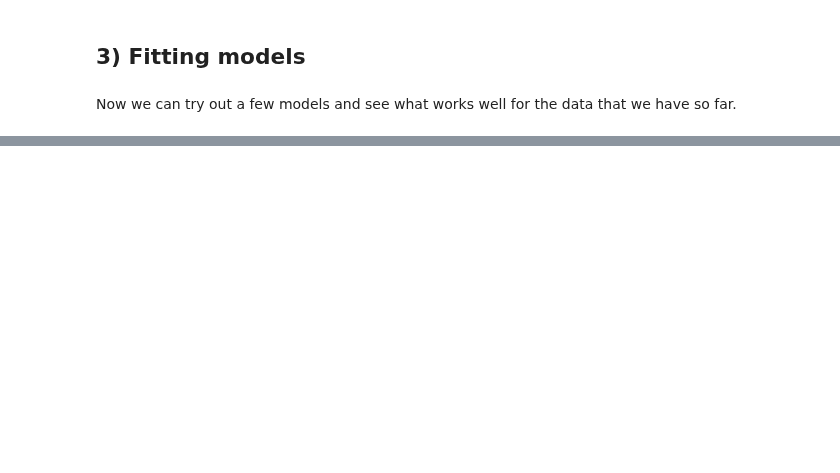
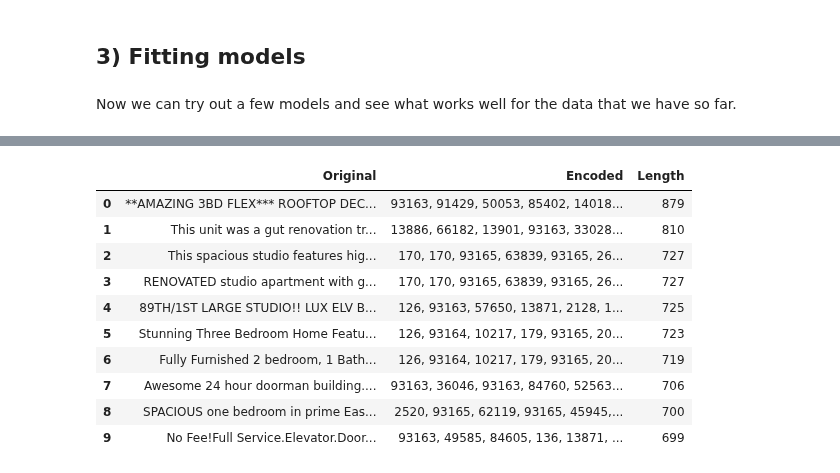
Before and after one commit to smspillaz/aalto-CS-kaggle-competitions, a Jupyter notebook: two-sigma-rental-interest/kernel.ipynb, the cells around one changed output, grey strips where cells are left out. Cells and saved outputs as stored; diff of their text form; code cells hidden in the pictures; blank space fills up the shorter version.

```diff
--- a/two-sigma-rental-interest/kernel.ipynb
+++ b/two-sigma-rental-interest/kernel.ipynb
@@ -282,13 +376,3 @@ TRAIN_DATAFRAME, TEST_DATAFRAME = utils.dataframe.parse_address_components(
 # %% [markdown]
 ### 2.4AB) Counting Number of Photos
 The number of photos a place has might be predictive of its interest as well, so lets at least count the number of photos.
-# %%
-import utils.dataframe
-import imp
-imp.reload(utils.dataframe)
-
-TRAIN_DATAFRAME, TEST_DATAFRAME = utils.dataframe.count_json(
-    TRAIN_DATAFRAME,
-    TEST_DATAFRAME,
-    "photos"
-)
@@ -321,16 +404,3 @@ TRAIN_DATAFRAME, TEST_DATAFRAME = utils.dataframe.numerical_feature_engineering(
 The text in the descriptions are pretty messy. We can generate some document vectors to embed the entire thing into vector space.
 
 To do that we use an LSTM to train some embeddings, similar to the Tweet2Vec paper.
-# %%
-import imp
-import utils.doc2vec
-import utils.dataframe
-imp.reload(utils.doc2vec)
-imp.reload(utils.dataframe)
-TRAIN_DATAFRAME, TEST_DATAFRAME = utils.dataframe.remap_columns_with_transform(
-    TRAIN_DATAFRAME,
-    TEST_DATAFRAME,
-    'description',
-    'clean_description',
-    utils.dataframe.normalize_description
-)
@@ -354,6 +435,7 @@ Now that we have made our data nicer to work with, we can drop all the inconveni
 # %%
 DROP_COLUMNS = [
     'id',
+    'index',
     'created',
     'building_id',
     'clean_description',
@@ -370,8 +452,12 @@ DROP_COLUMNS = [
     'street_address_normalized',
     'interest_level',
 ]
-TRAIN_DATAFRAME = TRAIN_DATAFRAME.drop(DROP_COLUMNS, axis=1)
-# TEST_DATAFRAME doesn't have interest_level, so we remove it
-# from the DROP_COLUMNS
-TEST_DATAFRAME = TEST_DATAFRAME.drop(DROP_COLUMNS[:-1], axis=1)
+(FEATURES_TRAIN_DATAFRAME,
+ FEATURES_VALIDATION_DATAFRAME,
+ FEATURES_TEST_DATAFRAME) = drop_columns_from_dataframes(
+    DROP_COLUMNS,
+    TRAIN_DATAFRAME,
+    VALIDATION_DATAFRAME,
+    TEST_DATAFRAME
+)
 # %%
@@ -655,0 +770,21 @@ table.to_csv('submission.csv', columns=['listing_id', 'high', 'medium', 'low'],
+# %%
+pd.DataFrame(list(zip(*[
+    list(TRAIN_DATAFRAME["description"][:10]),
+    [
+        ", ".join(str(s) for s in sequence)
+        for sequence in TRAIN_WORD_DESCRIPTION_SEQUENCES.numpy()[:10]
+    ],
+    TRAIN_WORD_SEQUENCES_LENGTHS.numpy()[:10]
+])), columns=["Original", "Encoded", "Length"])
+# %% [output]
+|  | Original | Encoded | Length |
+| 0 | **AMAZING 3BD FLEX*** ROOFTOP DEC... | 93163, 91429, 50053, 85402, 14018... | 879 |
+| 1 | This unit was a gut renovation tr... | 13886, 66182, 13901, 93163, 33028... | 810 |
+| 2 | This spacious studio features hig... | 170, 170, 93165, 63839, 93165, 26... | 727 |
+| 3 | RENOVATED studio apartment with g... | 170, 170, 93165, 63839, 93165, 26... | 727 |
+| 4 | 89TH/1ST LARGE STUDIO!! LUX ELV B... | 126, 93163, 57650, 13871, 2128, 1... | 725 |
+| 5 | Stunning Three Bedroom Home Featu... | 126, 93164, 10217, 179, 93165, 20... | 723 |
+| 6 | Fully Furnished 2 bedroom, 1 Bath... | 126, 93164, 10217, 179, 93165, 20... | 719 |
+| 7 | Awesome 24 hour doorman building.... | 93163, 36046, 93163, 84760, 52563... | 706 |
+| 8 | SPACIOUS one bedroom in prime Eas... | 2520, 93165, 62119, 93165, 45945,... | 700 |
+| 9 | No Fee!Full Service.Elevator.Door... | 93163, 49585, 84605, 136, 13871, ... | 699 |
```
Also changed, not shown: parts of 113 cells of this notebook.
